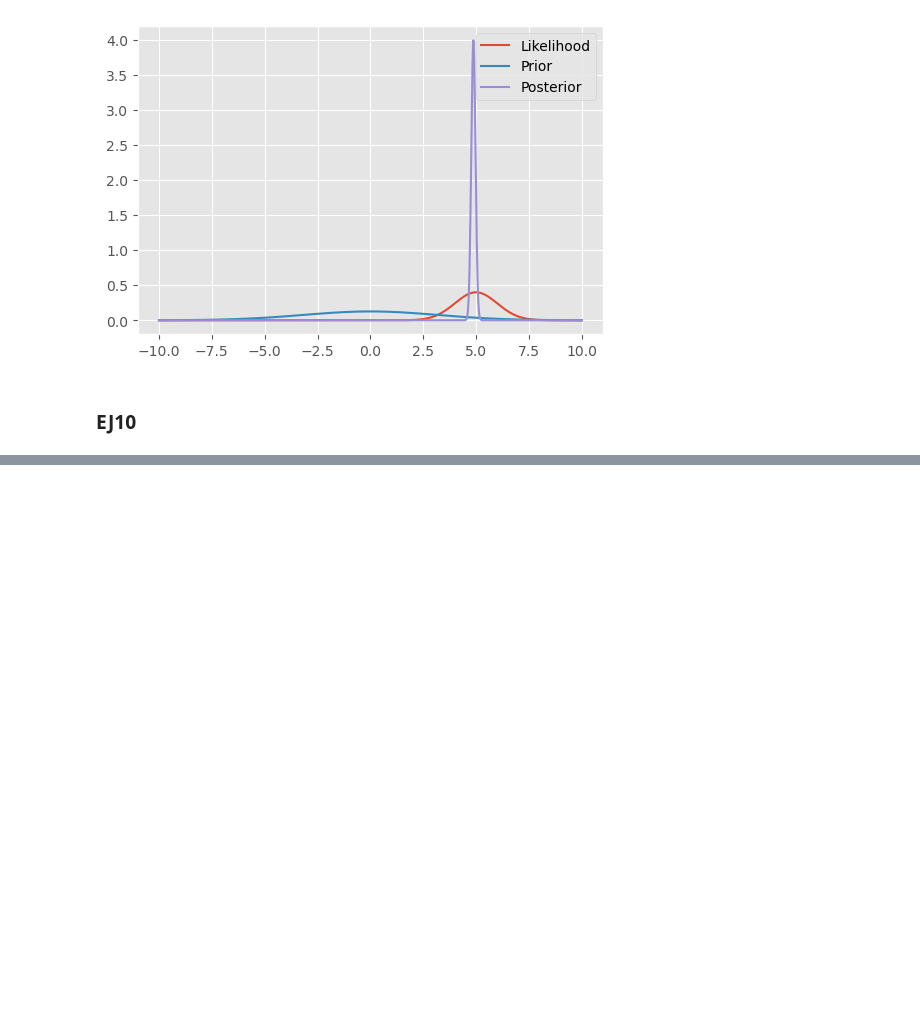
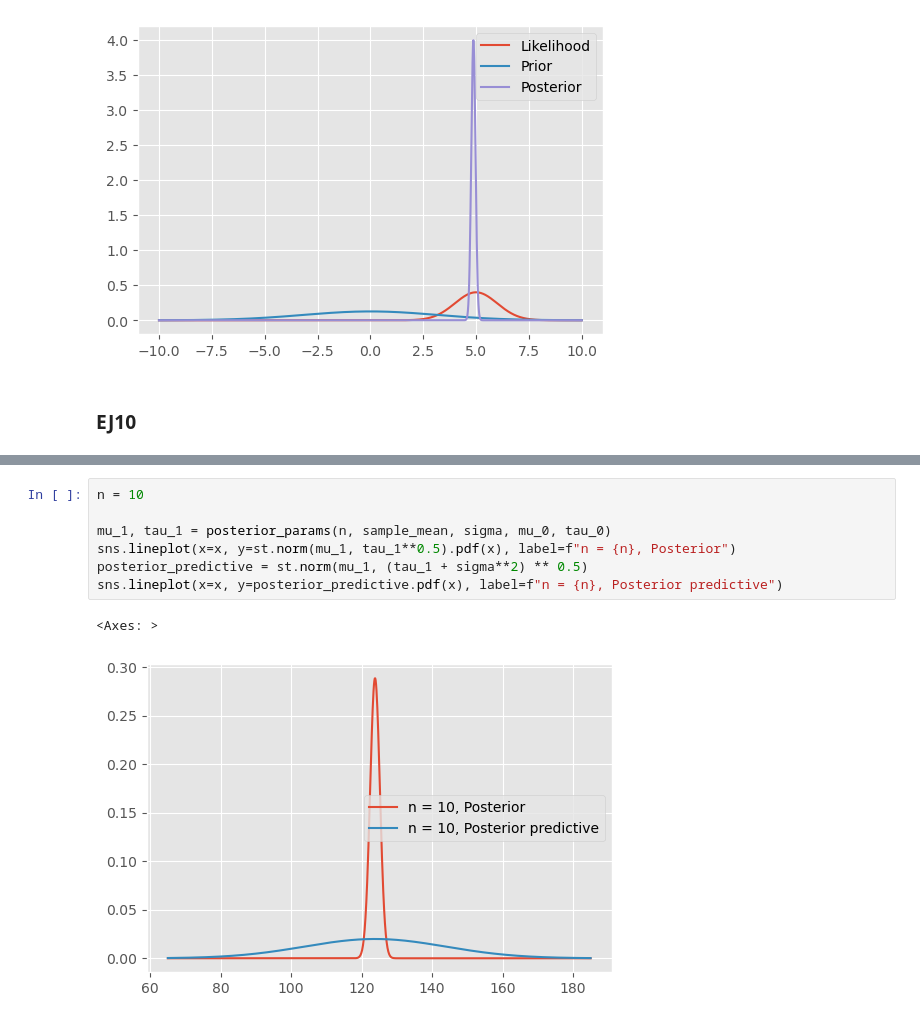
Before and after one commit to DamianPiuselli/estadistica-e-inferencia-I, a Jupyter notebook: guia5-6.ipynb, the cells around one changed output, grey strips where cells are left out. Saved outputs shown, nothing was run; the diff lists cells and outputs as text; blank space fills up the shorter version.

```diff
--- a/guia5-6.ipynb
+++ b/guia5-6.ipynb
@@ -279,0 +309,10 @@ def posterior_params(sample_size, sample_mean, sigma, mu_0, tau_0):
+# %%
+n = 10
+
+mu_1, tau_1 = posterior_params(n, sample_mean, sigma, mu_0, tau_0)
+sns.lineplot(x=x, y=st.norm(mu_1, tau_1**0.5).pdf(x), label=f"n = {n}, Posterior")
+posterior_predictive = st.norm(mu_1, (tau_1 + sigma**2) ** 0.5)
+sns.lineplot(x=x, y=posterior_predictive.pdf(x), label=f"n = {n}, Posterior predictive")
+# %% [output]
+<Axes: >
+[figure, added]
```
Also changed, not shown: parts of 8 cells of this notebook, 1 other file.
